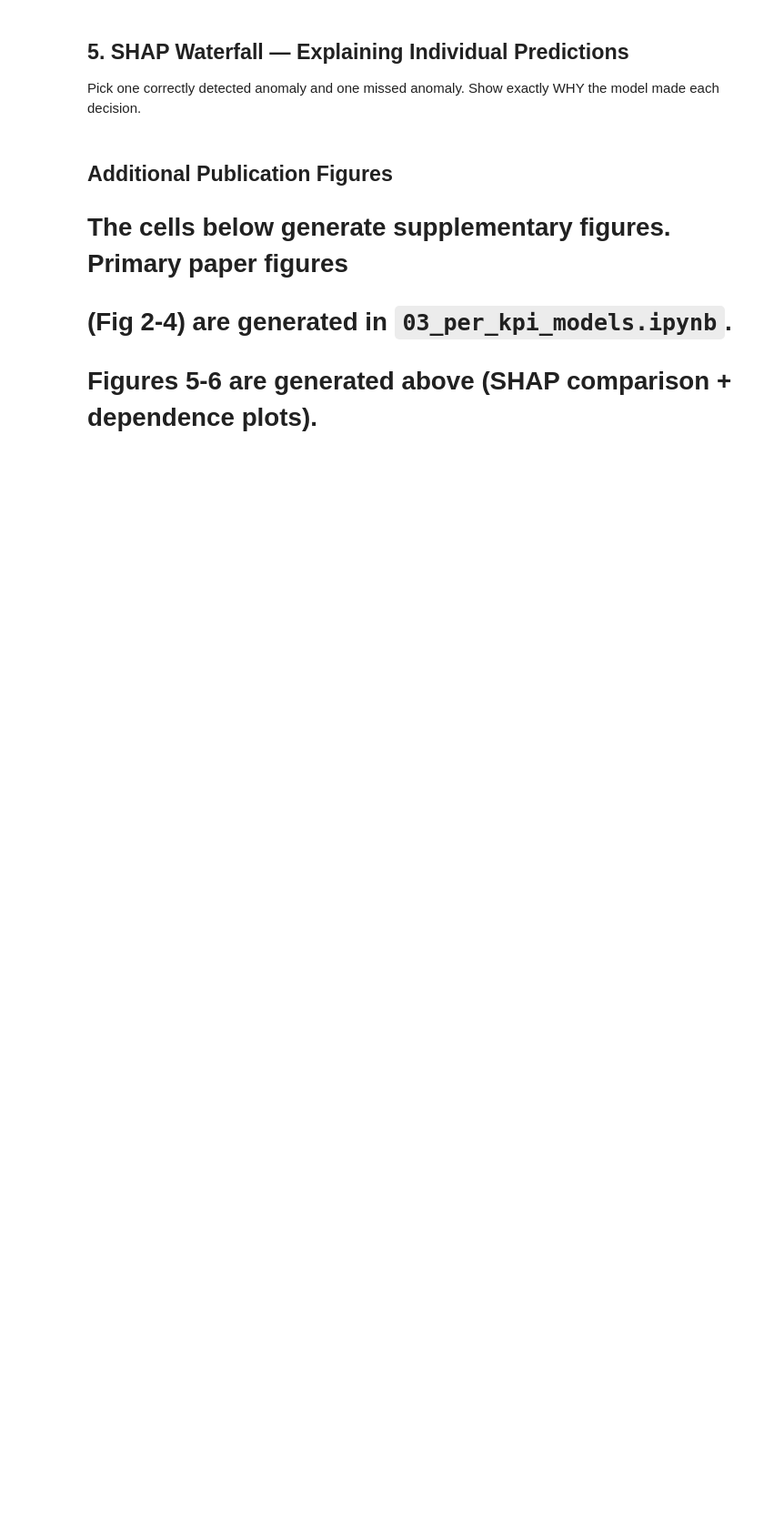
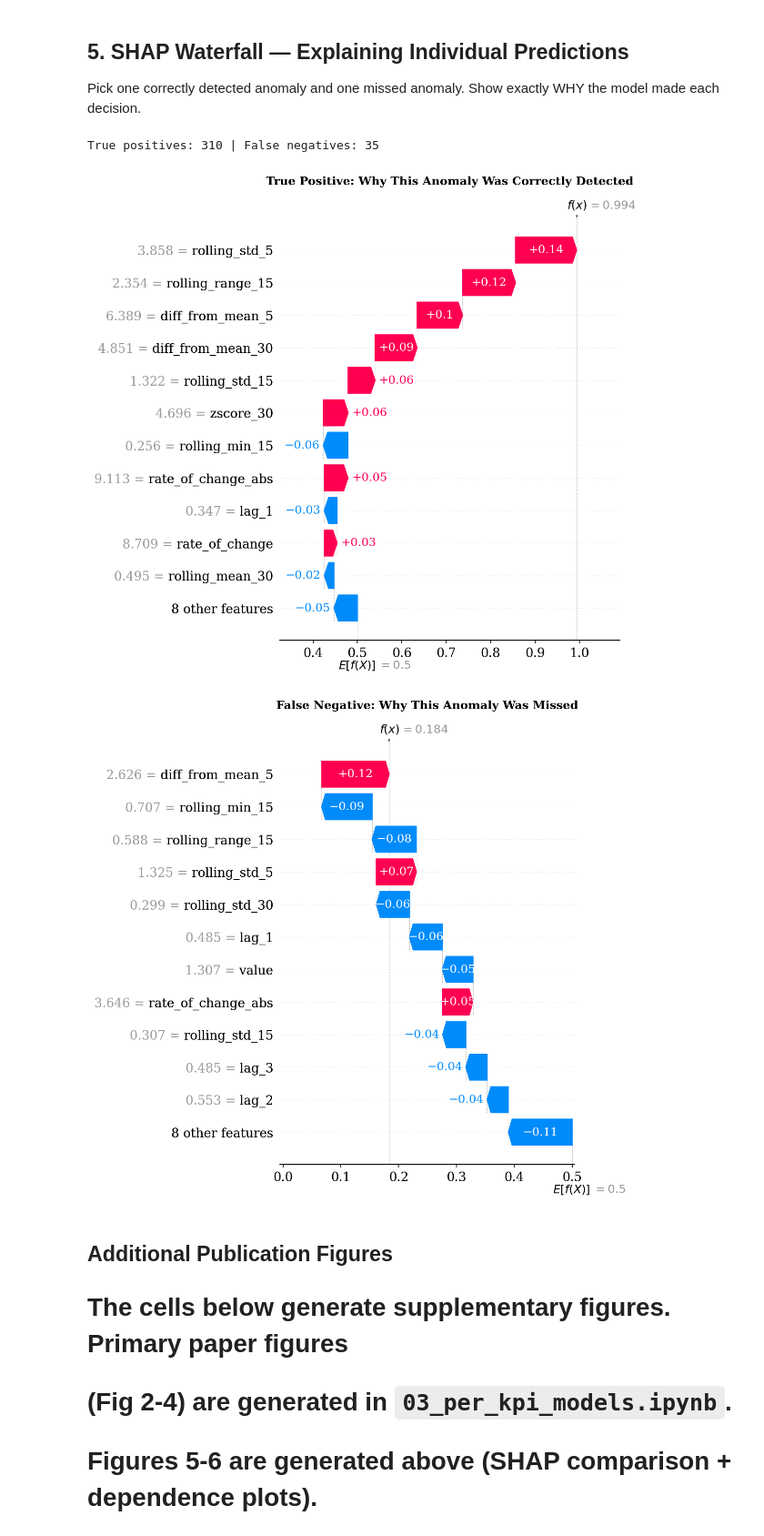
Before and after one commit to IvyMurage/beyond-gut-feel, a Jupyter notebook: notebooks/part_a/04_shap_analysis.ipynb, the cells around one changed output. Shown at 91% size. Saved outputs shown, nothing was run; the diff lists cells and outputs as text; code cells hidden in the pictures; blank space fills up the shorter version.

Commit message:
chore: generate research figures

```diff
--- a/notebooks/part_a/04_shap_analysis.ipynb
+++ b/notebooks/part_a/04_shap_analysis.ipynb
@@ -342,7 +385,6 @@ plt.show()
 Pick one correctly detected anomaly and one missed anomaly.
 Show exactly WHY the model made each decision.
 # %%
-# SHAP Waterfall — individual prediction explanations
 model = kpi_models[best_kpi]['model']
 X_test_full = kpi_data_splits[best_kpi]['X_test']
 y_test_full = kpi_data_splits[best_kpi]['y_test'].values
@@ -360,38 +402,54 @@ if len(tp_indices) > 0 and len(fn_indices) > 0:
     explainer = shap.TreeExplainer(model)
     two_points = np.vstack([X_test_full[tp_idx], X_test_full[fn_idx]])
     sv_two = explainer.shap_values(two_points)
+
+    # Handle both formats: list [class0, class1] or 3D (samples, features, 2)
     if isinstance(sv_two, list):
         sv_two = sv_two[1]
+    elif sv_two.ndim == 3:
+        sv_two = sv_two[:, :, 1]
+
+    # Get base value for anomaly class
+    if isinstance(explainer.expected_value, list):
+        base_val = float(explainer.expected_value[1])
+    elif hasattr(explainer.expected_value, '__len__') and len(explainer.expected_value) > 1:
+        base_val = float(explainer.expected_value[1])
+    else:
+        base_val = float(explainer.expected_value)
 
     shap_explanation_tp = shap.Explanation(
         values=sv_two[0],
-        base_values=explainer.expected_value[1] if isinstance(explainer.expected_value, list) else explainer.expected_value,
+        base_values=base_val,
         data=two_points[0],
         feature_names=feature_columns
     )
     plt.figure(figsize=(10, 6))
     shap.waterfall_plot(shap_explanation_tp, show=False, max_display=12)
     plt.title('True Positive: Why This Anomaly Was Correctly Detected',
               fontweight='bold', fontsize=12, pad=15)
     plt.tight_layout()
     plt.savefig(f'{FIGURE_DIR}/fig_supp_waterfall_tp.png', dpi=200, bbox_inches='tight')
     plt.show()
 
     shap_explanation_fn = shap.Explanation(
         values=sv_two[1],
-        base_values=explainer.expected_value[1] if isinstance(explainer.expected_value, list) else explainer.expected_value,
+        base_values=base_val,
         data=two_points[1],
         feature_names=feature_columns
     )
     plt.figure(figsize=(10, 6))
     shap.waterfall_plot(shap_explanation_fn, show=False, max_display=12)
     plt.title('False Negative: Why This Anomaly Was Missed',
               fontweight='bold', fontsize=12, pad=15)
     plt.tight_layout()
     plt.savefig(f'{FIGURE_DIR}/fig_supp_waterfall_fn.png', dpi=200, bbox_inches='tight')
     plt.show()
 else:
     print('Not enough TP or FN to compare.')
+# %% [output]
+True positives: 310 | False negatives: 35
+[figure, added]
+[figure, added]
 # %% [markdown]
 ## Additional Publication Figures
 #
```
Also changed, not shown: parts of 14 cells of this notebook.
